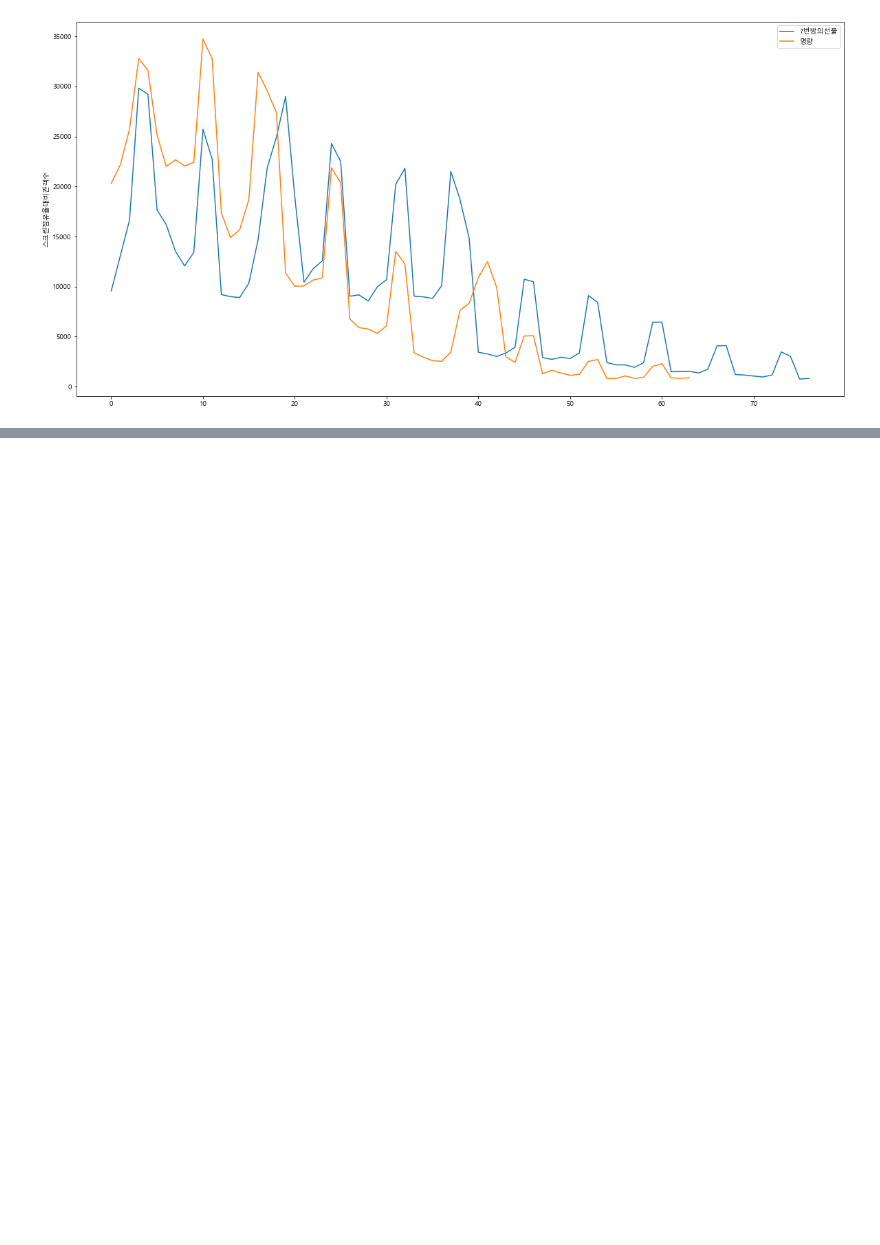
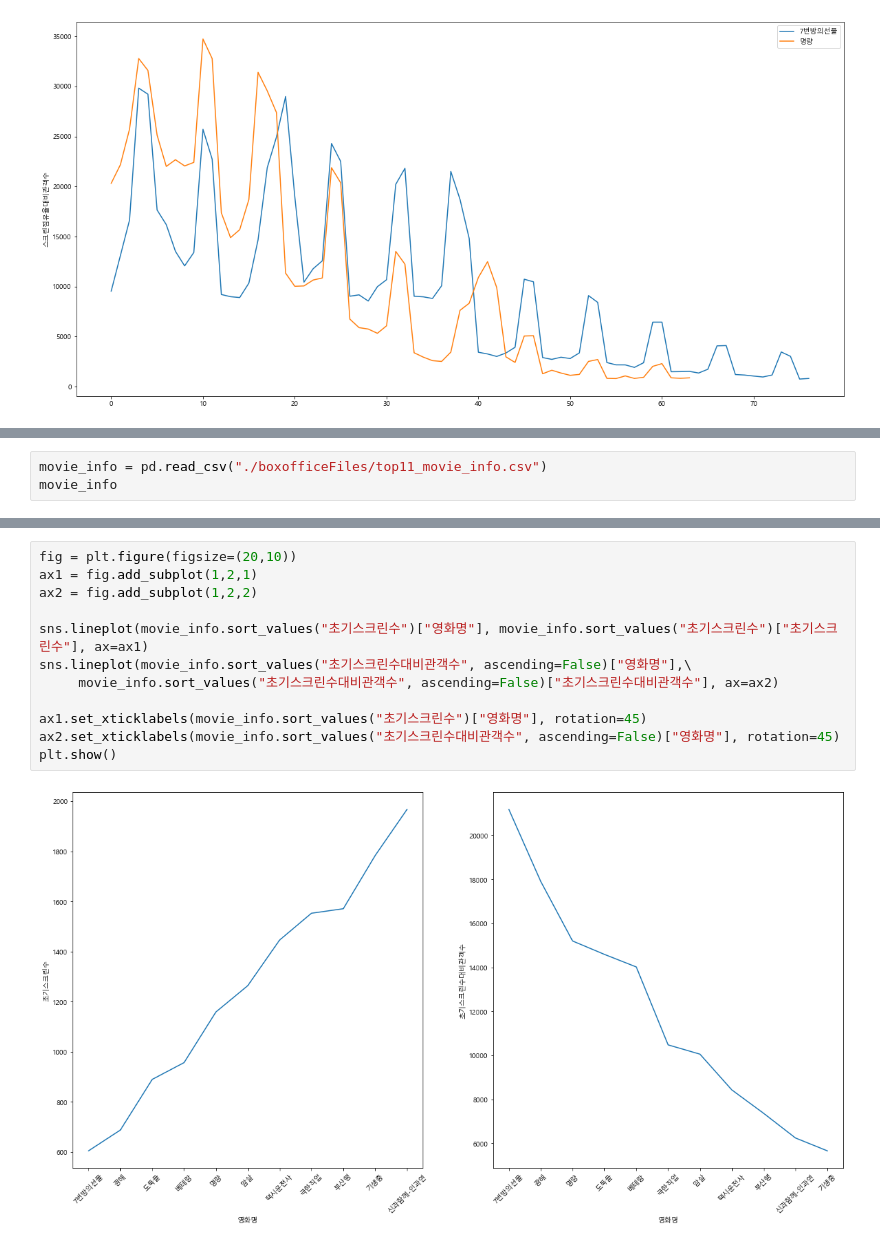
Before and after one commit to HyeogDo/korean_movie, a Jupyter notebook: top11_screen.ipynb, the cells around one changed output, grey strips where cells are left out. Saved outputs shown, nothing was run; the diff lists cells and outputs as text; blank space fills up the shorter version.

```diff
--- a/top11_screen.ipynb
+++ b/top11_screen.ipynb
@@ -169,0 +174,3 @@ mf.movies[0]
+# %%
+movie_info = pd.read_csv("./boxofficeFiles/top11_movie_info.csv")
+movie_info
@@ -169,0 +235,14 @@ mf.movies[0]
+# %%
+fig = plt.figure(figsize=(20,10))
+ax1 = fig.add_subplot(1,2,1)
+ax2 = fig.add_subplot(1,2,2)
+
+sns.lineplot(movie_info.sort_values("초기스크린수")["영화명"], movie_info.sort_values("초기스크린수")["초기스크린수"], ax=ax1)
+sns.lineplot(movie_info.sort_values("초기스크린수대비관객수", ascending=False)["영화명"],\
+     movie_info.sort_values("초기스크린수대비관객수", ascending=False)["초기스크린수대비관객수"], ax=ax2)
+
+ax1.set_xticklabels(movie_info.sort_values("초기스크린수")["영화명"], rotation=45)
+ax2.set_xticklabels(movie_info.sort_values("초기스크린수대비관객수", ascending=False)["영화명"], rotation=45)
+plt.show()
+# %% [output]
+[figure, added]
```
Also changed, not shown: parts of 10 cells of this notebook.
